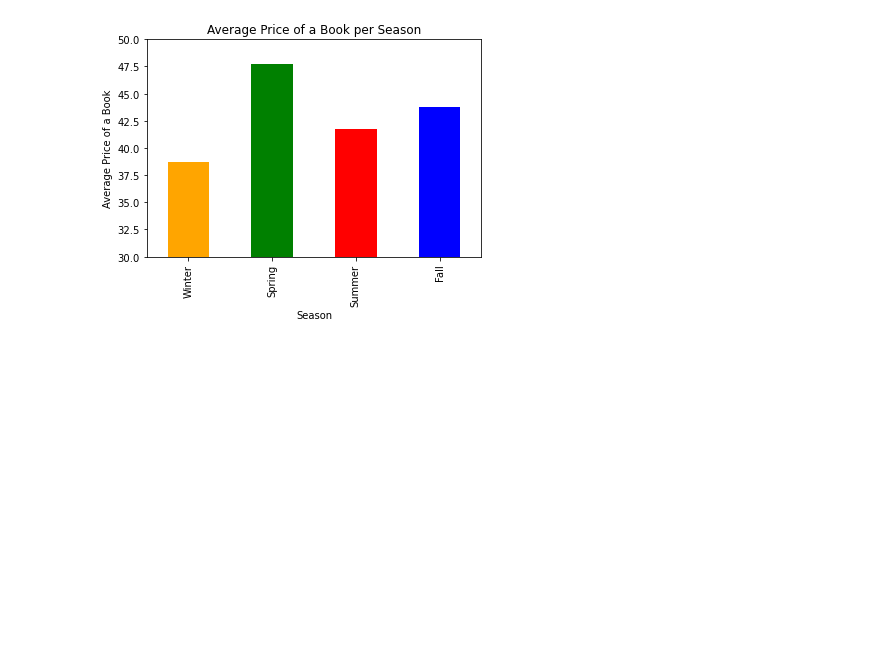
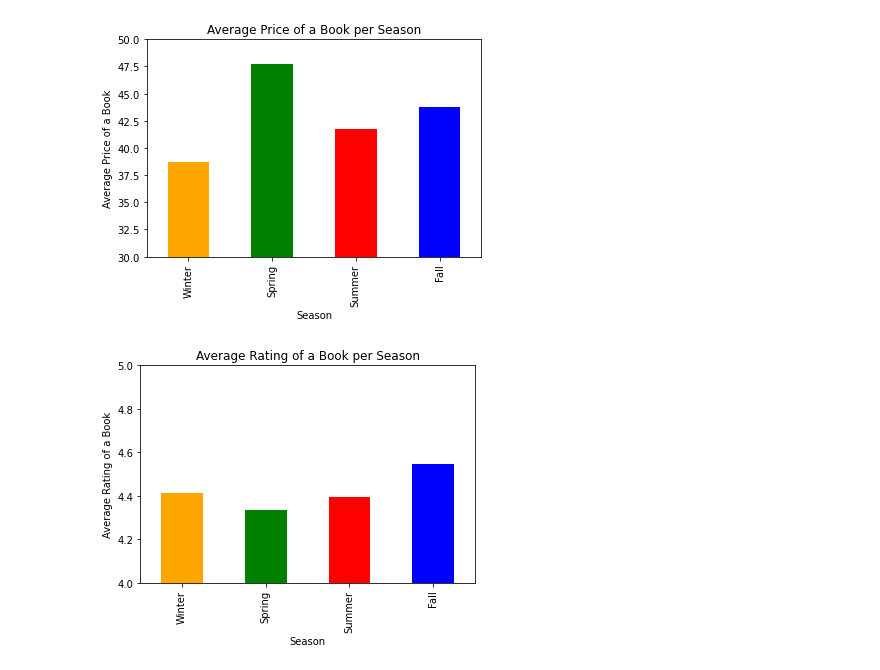
Before and after one commit to hrofarrow/Book_analysis-, a Jupyter notebook: Jackson.ipynb, the cells around one changed output. Drawn from its saved outputs; the diff is of its cells as text; code cells hidden in the pictures; blank space fills up the shorter version.

```diff
--- a/Jackson.ipynb
+++ b/Jackson.ipynb
@@ -102,3 +111,12 @@ season_price.set_title("Average Price of a Book per Season")
 plt.savefig('price_per_season.png')
 # %% [output]
 [figure]
+# %%
+#graphing the seasons based on their books' ratings
+season_rating = book_df.groupby('season')['rating'].mean().sort_index().plot(kind='bar', ylim = (4,5), color = ['orange', 'green' , 'red', 'blue'])
+season_rating.set_ylabel("Average Rating of a Book")
+season_rating.set_xlabel("Season")
+season_rating.set_title("Average Rating of a Book per Season")
+plt.savefig('price_per_season.png')
+# %% [output]
+[figure, added]
```
Also changed, not shown: parts of 12 cells of this notebook.
